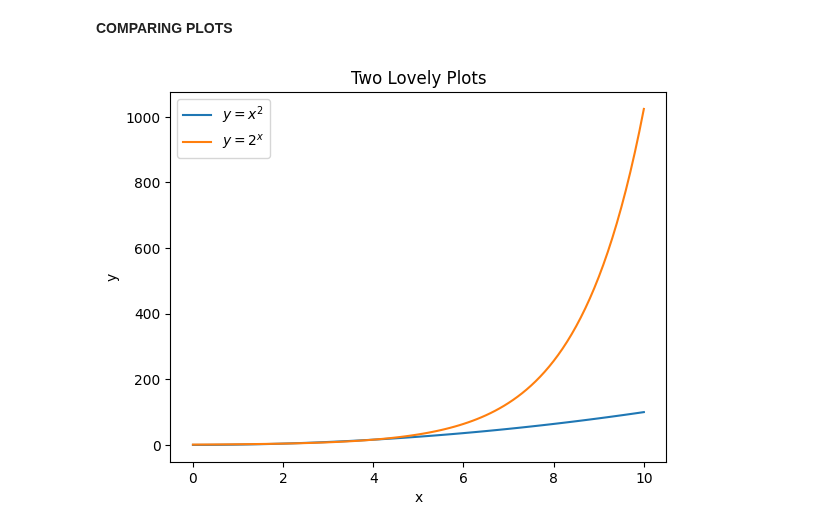
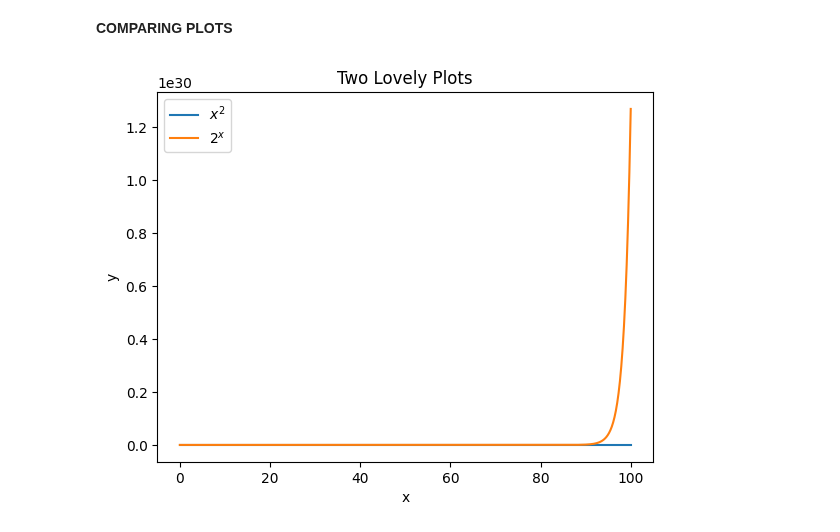
Before and after one commit to Glogover/principles_of_data_analytics, a Jupyter notebook: matplotlib.ipynb, the cells around one changed output. Drawn from its saved outputs; the diff is of its cells as text; code cells hidden in the pictures.

```diff
--- a/matplotlib.ipynb
+++ b/matplotlib.ipynb
@@ -186,28 +162,28 @@ Text(0.5, 1.0, 'A Lovely Plot')
 **COMPARING PLOTS**
 # %%
 # Domain of x values.
-x = np.linspace(0.0, 10.0, 101)
+x = np.linspace(0.0, 100.0, 1001)
 
 # x squared.
-y1 = x**2
+y1 = x**2 # polynomial growth
 
 # 2 to the power of x.
-y2 = 2**x
+y2 = 2**x # exponential growth
 # %%
 # Plot x vs y1.
-plt.plot(x, y1, label = '$y = x^2$')
+plt.plot(x, y1, label = '$x^2$')
 
 # Plot x vs y2.
-plt.plot(x, y2, label = '$y = 2^x$')
+plt.plot(x, y2, label = '$2^x$')
 
 # Add a legend.
 plt.legend()
 
 # Add labels.
 plt.xlabel('x')
 plt.ylabel('y')
 
 # Add a title.
 plt.title('Two Lovely Plots');
 # %% [output]
-[figure, old version]
+[figure, new version]
```
Also changed, not shown: parts of 12 cells of this notebook.
